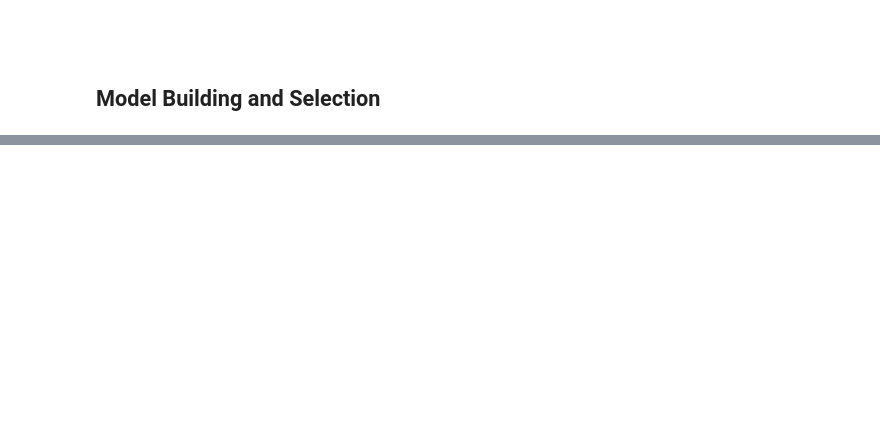
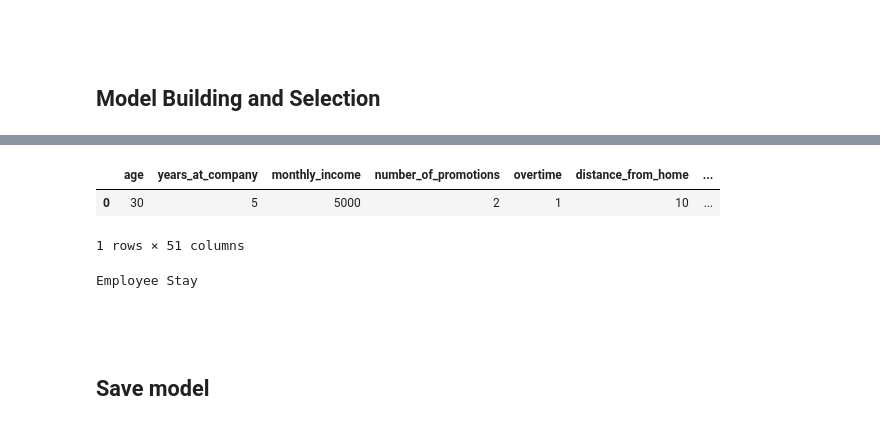
Before and after one commit to hansi-2000/OrgExitTrends, a Jupyter notebook: Logistic_Regression.ipynb, the cells around one changed output, grey strips where cells are left out. Drawn from its saved outputs; the diff is of its cells as text; code cells hidden in the pictures; blank space fills up the shorter version.

```diff
--- a/Logistic_Regression.ipynb
+++ b/Logistic_Regression.ipynb
@@ -1752,0 +1884,65 @@ memory usage: 6.1 MB
+# %%
+# Define sample data for prediction
+sample_data = {
+    'age': [30],
+    'years_at_company': [5],
+    'monthly_income': [5000],
+    'number_of_promotions': [2],
+    'overtime': [1],
+    'distance_from_home': [10],
+    'company_tenure': [5],
+    'remote_work': [1],
+    'leadership_opportunities': [1],
+    'innovation_opportunities': [1],
+    'gender_binary': [1],
+    'job_role_Education': [0],
+    'job_role_Finance': [0],
+    'job_role_Healthcare': [1],
+    'job_role_Media': [0],
+    'job_role_Technology': [0],
+    'work_life_balance_Excellent': [0],
+    'work_life_balance_Fair': [0],
+    'work_life_balance_Good': [1],
+    'work_life_balance_Poor': [0],
+    'job_satisfaction_High': [0],
+    'job_satisfaction_Low': [1],
+    'job_satisfaction_Medium': [0],
+    'job_satisfaction_Very High': [0],
+    'performance_rating_Average': [1],
+    'performance_rating_Below Average': [0],
+    'performance_rating_High': [0],
+    'performance_rating_Low': [0],
+    'education_level_Associate Degree': [0],
+    'education_level_Bachelors Degree': [1],
+    'education_level_High School': [0],
+    'education_level_Masters Degree': [0],
+    'education_level_PhD': [0],
+    'marital_status_Divorced': [0],
+    'marital_status_Married': [1],
+    'marital_status_Single': [0],
+    'has_dependents': [1],
+    'job_level_Entry': [0],
+    'job_level_Mid': [1],
+    'job_level_Senior': [0],
+    'company_size_Large': [0],
+    'company_size_Medium': [1],
+    'company_size_Small': [0],
+    'company_reputation_Excellent': [1],
+    'company_reputation_Fair': [0],
+    'company_reputation_Good': [0],
+    'company_reputation_Poor': [0],
+    'employee_recognition_High': [1],
+    'employee_recognition_Low': [0],
+    'employee_recognition_Medium': [0],
+    'employee_recognition_Very High': [0]
+}
+
+# Create the DataFrame
+df_for_prediction = pd.DataFrame(sample_data)
+
+# Display the DataFrame for prediction
+df_for_prediction
+# %% [output]
+|  | age | years_at_company | monthly_income | number_of_promotions | overtime | distance_from_home | ... |
+| 0 | 30 | 5 | 5000 | 2 | 1 | 10 | ... |
+1 rows × 51 columns
@@ -1752,0 +1956,8 @@ memory usage: 6.1 MB
+# %%
+predict = model.predict(df_for_prediction)
+modeloutput(predict)
+# %% [output]
+Employee Stay
+# %% [markdown]
+<br><br>
+## Save model
```
Also changed, not shown: parts of 21 cells of this notebook.
